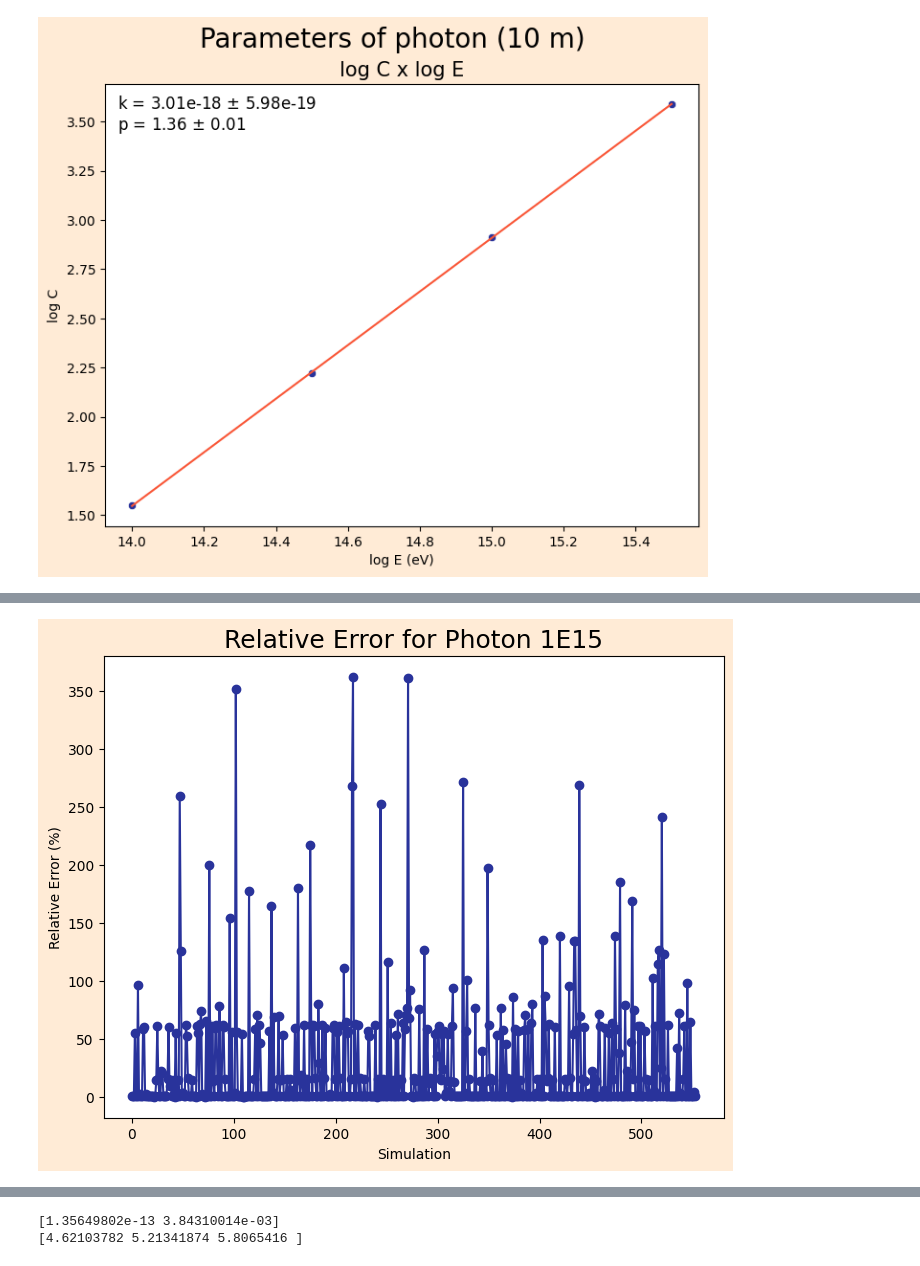
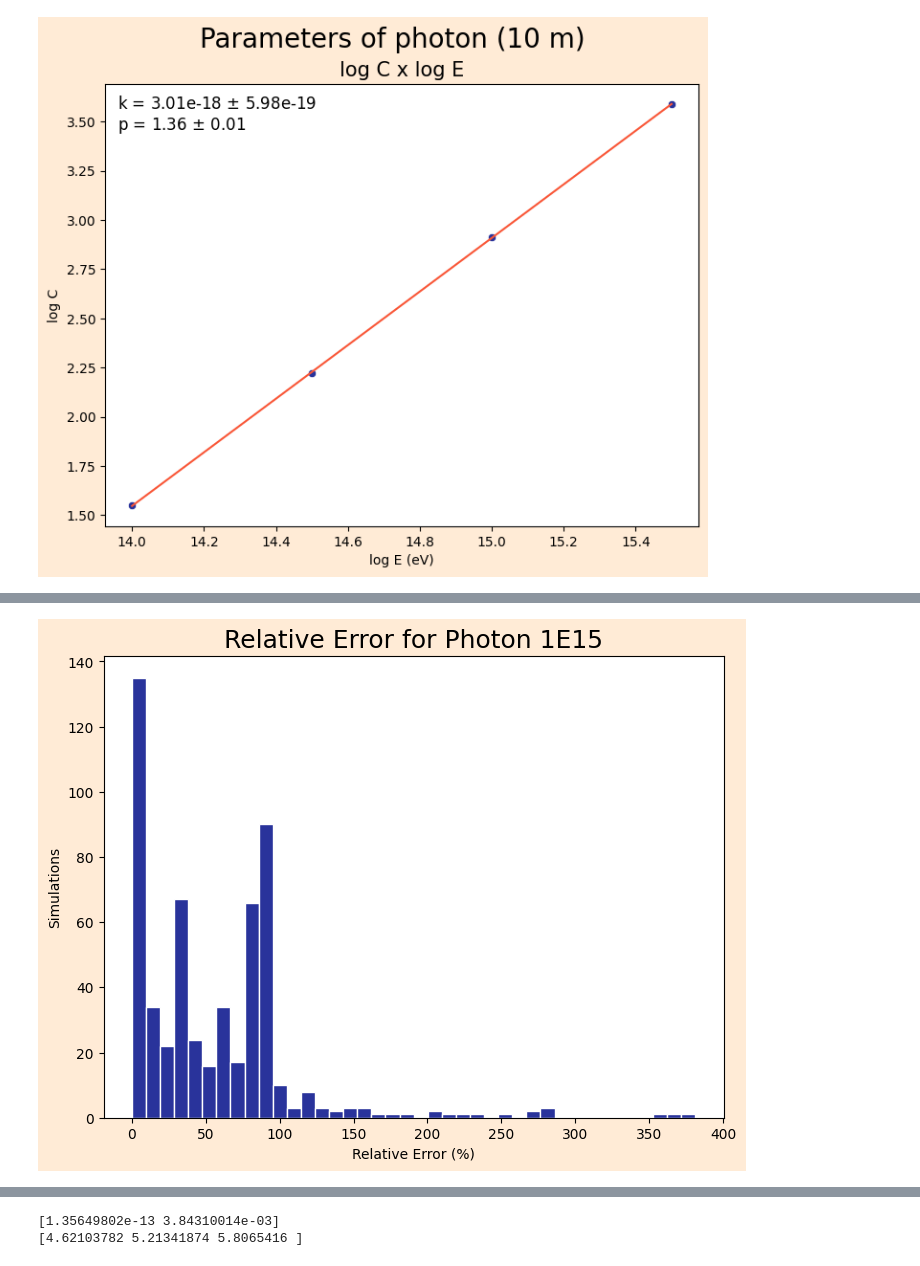
Before and after one commit to lucas-orfei/mestrado, a Jupyter notebook: array_3det.ipynb, the cells around one changed output, grey strips where cells are left out. Saved outputs shown, nothing was run; the diff lists cells and outputs as text; code cells hidden in the pictures.

```diff
--- a/array_3det.ipynb
+++ b/array_3det.ipynb
@@ -307,10 +292,12 @@ shape: (554, 21)
 #    return C/(r0**2)*(r/r0)**(s-2)*(1+r/r0)**(s-4.5)
 
 def model(r, C, s, r0=7800):
-     return C/(r0**2) * (r/r0)**s
+     return C/(r0**2) * (r/r0)**(s)
 
 parameters = []
 uncertainties = []
+r_squared_list = []
+rmse_list = []
 
 x_cols = ['r1_b', 'r2_b', 'r3_b']
 y_cols = ['rho1', 'rho2', 'rho3']
@@ -325,23 +312,43 @@ for i in range(len(x)):
     r = x[i]
     rho = y[i]
     try:
-        popt, pcov = curve_fit(model, r, rho, bounds= ([800, -2], [np.inf, 2]))
+        popt, pcov = curve_fit(model, r, rho, p0= [1E3, -0.7] , bounds= ([800, -2], [np.inf, 2]))
+        perr = np.sqrt(np.diag(pcov))
 
-        perr = np.sqrt(np.diag(pcov))
+        # Cálculo das métricas
+        y_pred = model(r, *popt)
+
+        # R²
+        ss_res = np.sum((rho - y_pred)**2)
+        ss_tot = np.sum((rho - np.mean(rho))**2)
+        r_sq = 1 - (ss_res/ss_tot) if ss_tot != 0 else np.nan
+
+        # RMSE
+        rmse = np.sqrt(np.mean((rho - y_pred)**2))
 
         parameters.append(popt)
         uncertainties.append(perr)
+        r_squared_list.append(r_sq)
+        rmse_list.append(rmse)
     except RuntimeError:
         parameters.append([np.nan, np.nan])
         uncertainties.append([np.nan, np.nan])
+        r_squared_list.append(np.nan)
+        rmse_list.append(np.nan)
 
 
 parameters_df = pl.DataFrame({
     'C': [p[0] for p in parameters],
     's': [p[1] for p in parameters],
     'C_err': [e[0] for e in uncertainties],
-    's_err': [e[1] for e in uncertainties]
+    's_err': [e[1] for e in uncertainties],
+    'R_2': r_squared_list,
+    'RMSE': rmse_list
 })
 
-parameters_df
+print(parameters_df)
+
+print("\nEstatísticas dos parâmetros:")
+print(f"C: Média = {parameters_df['C'].mean():.2e} ± {parameters_df['C'].std():.2e}")
+print(f"s: Média = {parameters_df['s'].mean():.2f} ± {parameters_df['s'].std():.2f}")
 # %% [output]
@@ -573,11 +593,10 @@ shape: (554, 3)
 # %%
 fig, ax = plt.subplots(figsize = (8, 6), facecolor = '#FFEBD6')
-#plt.plot(erro_relativo, marker='o', linestyle='-', color='#29339B')
-plt.plot(erro_relativo, marker='o', color='#29339B')
-plt.xlabel('Simulation')
-plt.ylabel('Relative Error (%)')
+plt.hist(erro_relativo, color='#29339B', bins= 40, edgecolor = 'white')
+plt.ylabel('Simulations')
+plt.xlabel('Relative Error (%)')
 plt.title('Relative Error for ' + str(name), size = 18)
 #plt.grid(True)
 plt.show()
 # %% [output]
-[figure, old version]
+[figure, new version]
```
Also changed, not shown: parts of 14 cells of this notebook, 1 other file.
